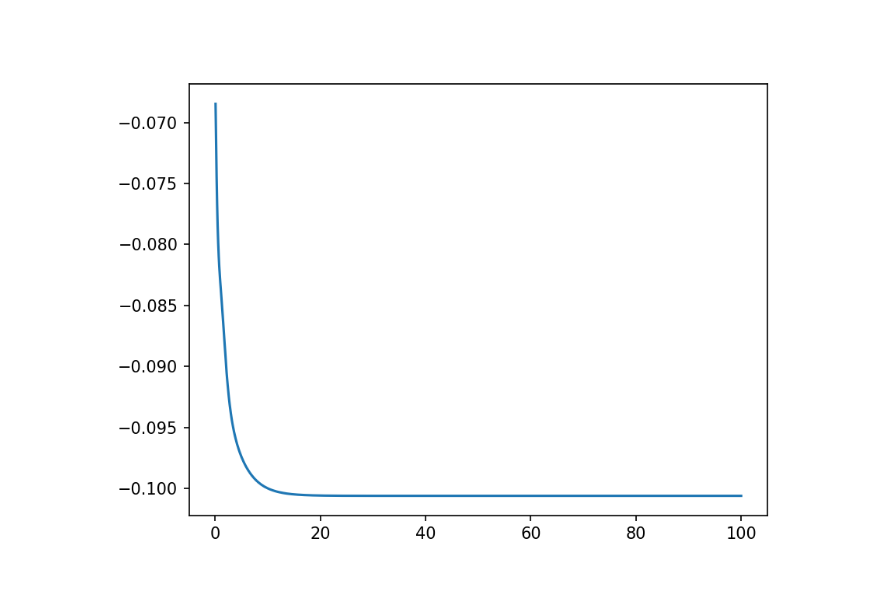
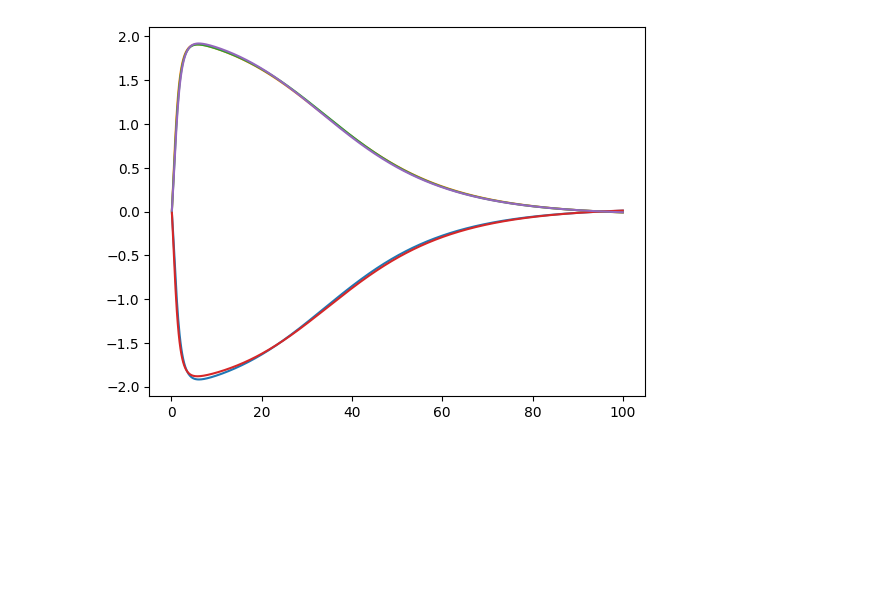
Before and after one commit to powerblo/projects, a Jupyter notebook: 24q2-lab/inveig/spectral.ipynb, the cells around one changed output. Drawn from its saved outputs; the diff is of its cells as text; code cells hidden in the pictures; blank space fills up the shorter version.

```diff
--- a/24q2-lab/inveig/spectral.ipynb
+++ b/24q2-lab/inveig/spectral.ipynb
@@ -135,9 +168,13 @@ plt.show()
-# %%
-plt.figure()
-plt.plot(model.r_dsc.detach(), rad_md[0].detach())
-plt.show()
-# %% [output]
-[figure, removed]
+# %%
+plt.figure()
+plt.plot(model.r_dsc.detach(), rad_md[0].detach())
+plt.plot(model.r_dsc.detach(), rad_md[1].detach())
+plt.plot(model.r_dsc.detach(), rad_md[2].detach())
+plt.plot(model.r_dsc.detach(), rad_md[3].detach())
+plt.plot(model.r_dsc.detach(), rad_md[4].detach())
+plt.show()
+# %% [output]
+[figure, added]
 # %%
 plt.figure()
 j = 0
```
Also changed, not shown: parts of 7 cells of this notebook.
